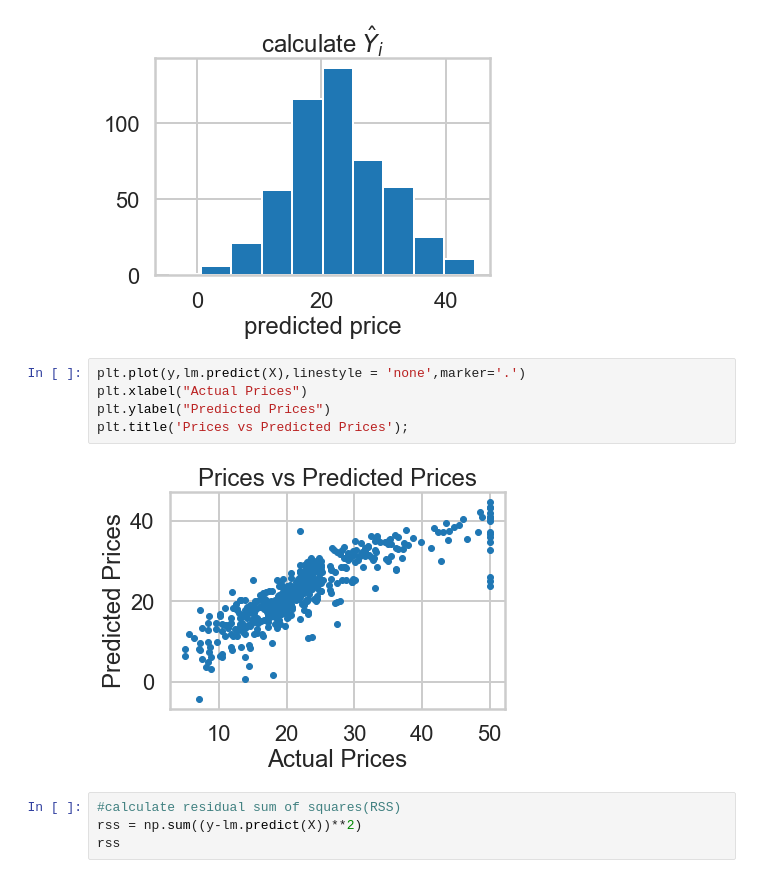
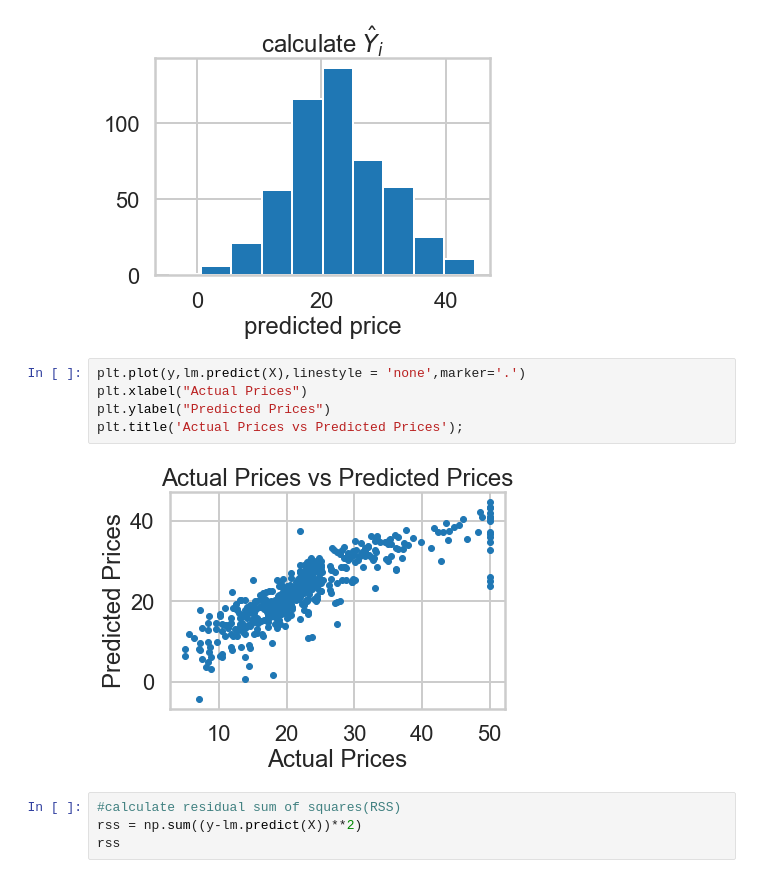
Before and after one commit to rime11/springboard, a Jupyter notebook: Boston_Housing_case_study/Mini_Project_Linear_Regression.ipynb, the cells around one changed output. Drawn from its saved outputs; the diff is of its cells as text.

```diff
--- a/Boston_Housing_case_study/Mini_Project_Linear_Regression.ipynb
+++ b/Boston_Housing_case_study/Mini_Project_Linear_Regression.ipynb
@@ -622,10 +749,10 @@ plt.title('calculate $\hatY_i$');
 # %%
 plt.plot(y,lm.predict(X),linestyle = 'none',marker='.')
 plt.xlabel("Actual Prices")
 plt.ylabel("Predicted Prices")
-plt.title('Prices vs Predicted Prices');
+plt.title('Actual Prices vs Predicted Prices');
 # %% [output]
-[figure, old version]
+[figure, new version]
 # %%
 #calculate residual sum of squares(RSS)
 rss = np.sum((y-lm.predict(X))**2)
```
Also changed, not shown: parts of 48 cells of this notebook.
